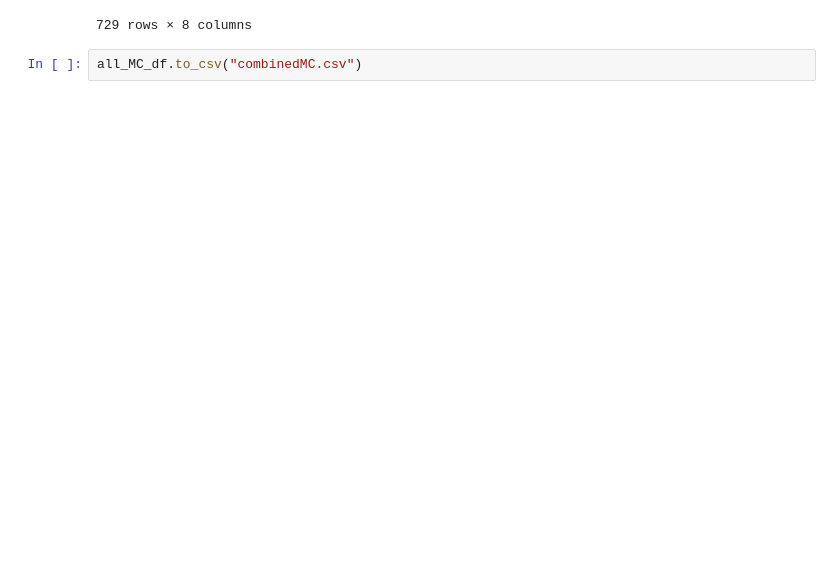
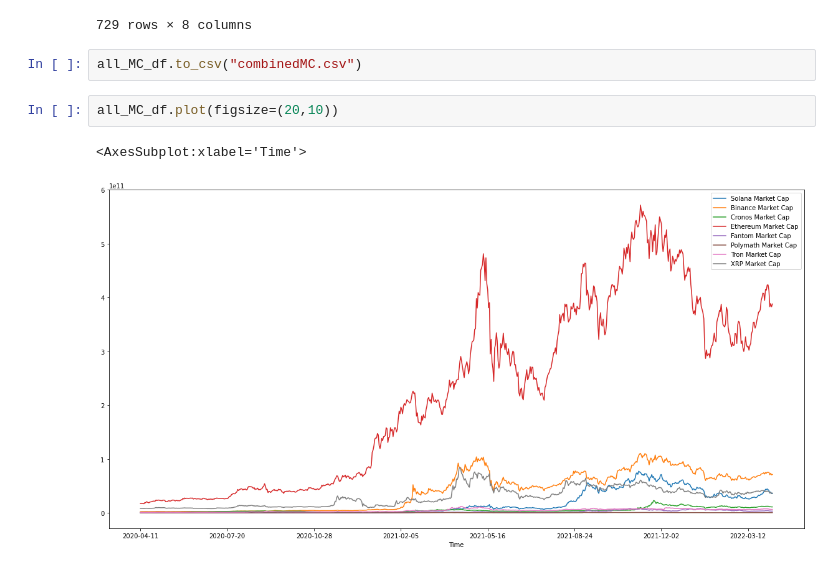
Before and after one commit to bleachevil/Classwork, a Jupyter notebook: Combining.ipynb, the cells around one changed output. Cells and saved outputs as stored; diff of their text form; blank space fills up the shorter version.

```diff
--- a/Combining.ipynb
+++ b/Combining.ipynb
@@ -361,3 +361,8 @@ all_MC_df
 729 rows × 8 columns
 # %%
 all_MC_df.to_csv("combinedMC.csv")
+# %%
+all_MC_df.plot(figsize=(20,10))
+# %% [output]
+<AxesSubplot:xlabel='Time'>
+[figure, added]
```
Also changed, not shown: parts of 1 cell of this notebook, 1 other file.
